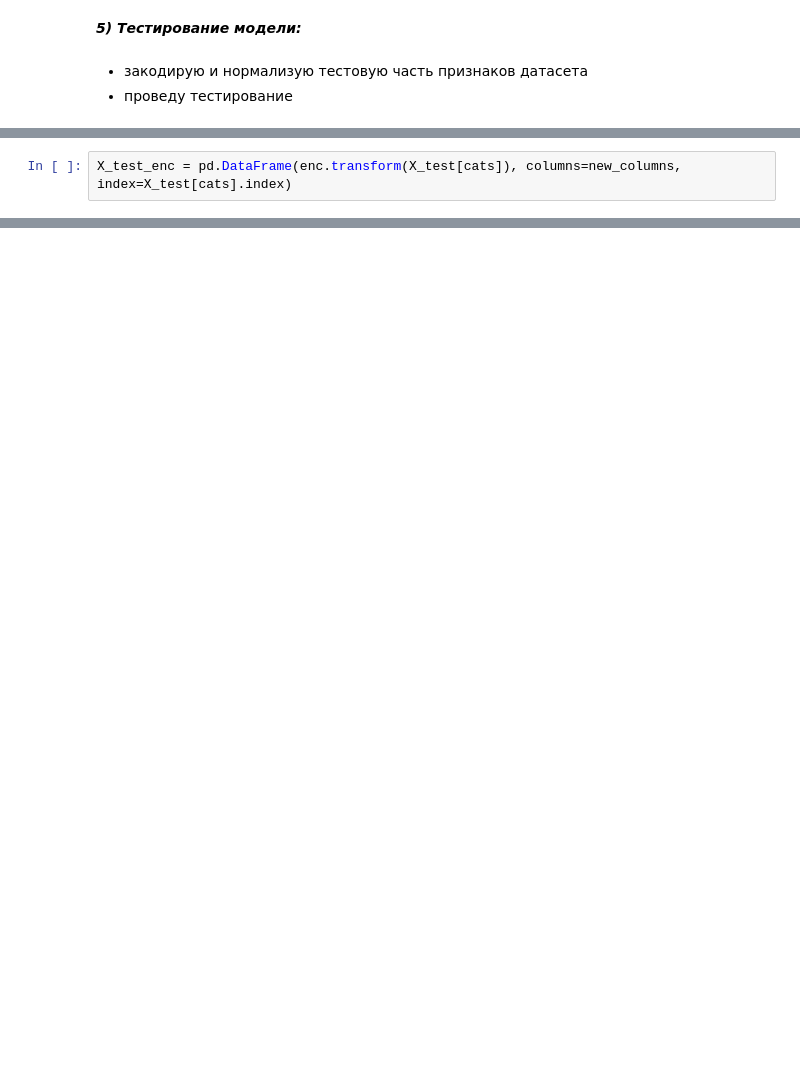
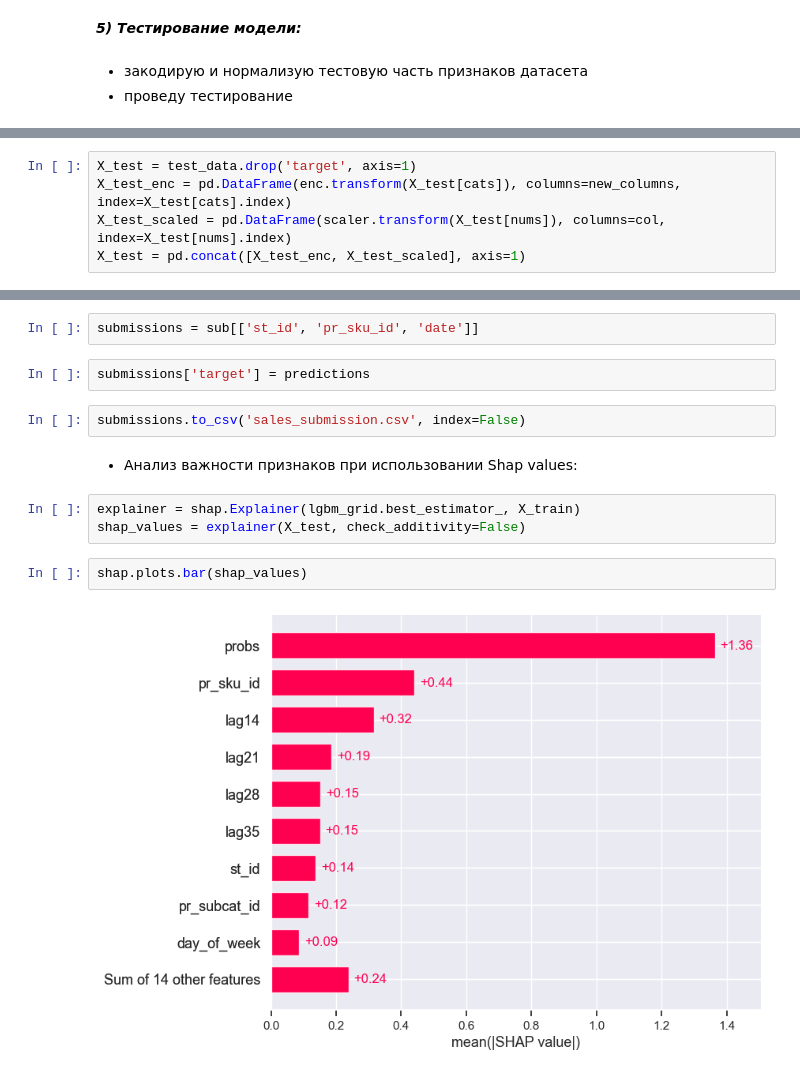
Before and after one commit to AndreiChernovJr/DS, a Jupyter notebook: lenta1.ipynb, the cells around one changed output, grey strips where cells are left out. Saved outputs shown, nothing was run; the diff lists cells and outputs as text; blank space fills up the shorter version.

```diff
--- a/lenta1.ipynb
+++ b/lenta1.ipynb
@@ -1153,2 +1097,5 @@ X_test = test_data.drop('pr_sales_in_units', axis=1)
 # %%
+X_test = test_data.drop('target', axis=1)
 X_test_enc = pd.DataFrame(enc.transform(X_test[cats]), columns=new_columns, index=X_test[cats].index)
+X_test_scaled = pd.DataFrame(scaler.transform(X_test[nums]), columns=col, index=X_test[nums].index)
+X_test = pd.concat([X_test_enc, X_test_scaled], axis=1)
@@ -1170,0 +1104,15 @@ wape(y_test, lgbm_predictions)
+# %%
+submissions = sub[['st_id', 'pr_sku_id', 'date']]
+# %%
+submissions['target'] = predictions
+# %%
+submissions.to_csv('sales_submission.csv', index=False)
+# %% [markdown]
+- Анализ важности признаков при использовании Shap values:
+# %%
+explainer = shap.Explainer(lgbm_grid.best_estimator_, X_train)
+shap_values = explainer(X_test, check_additivity=False)
+# %%
+shap.plots.bar(shap_values)
+# %% [output]
+[figure, added]
```
Also changed, not shown: parts of 99 cells of this notebook.
